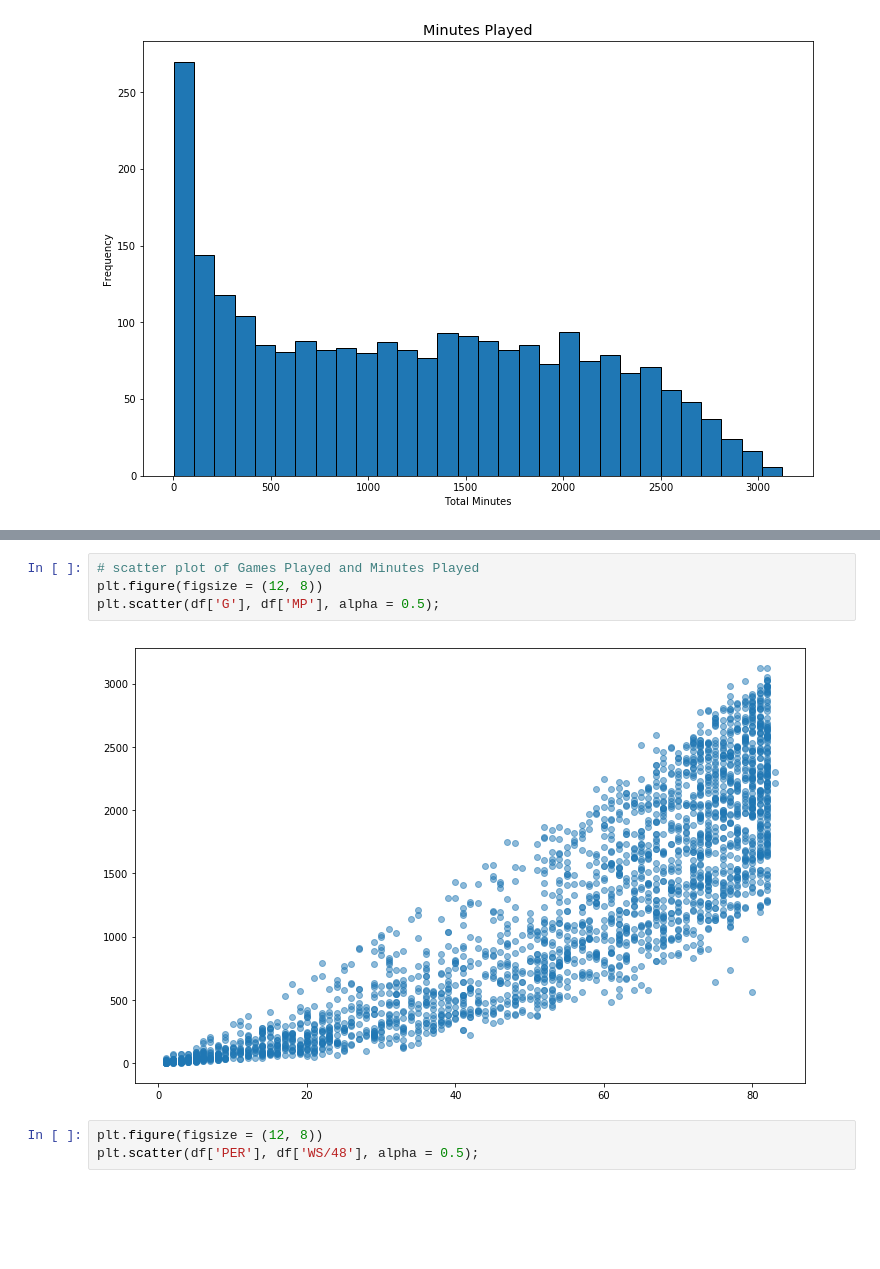
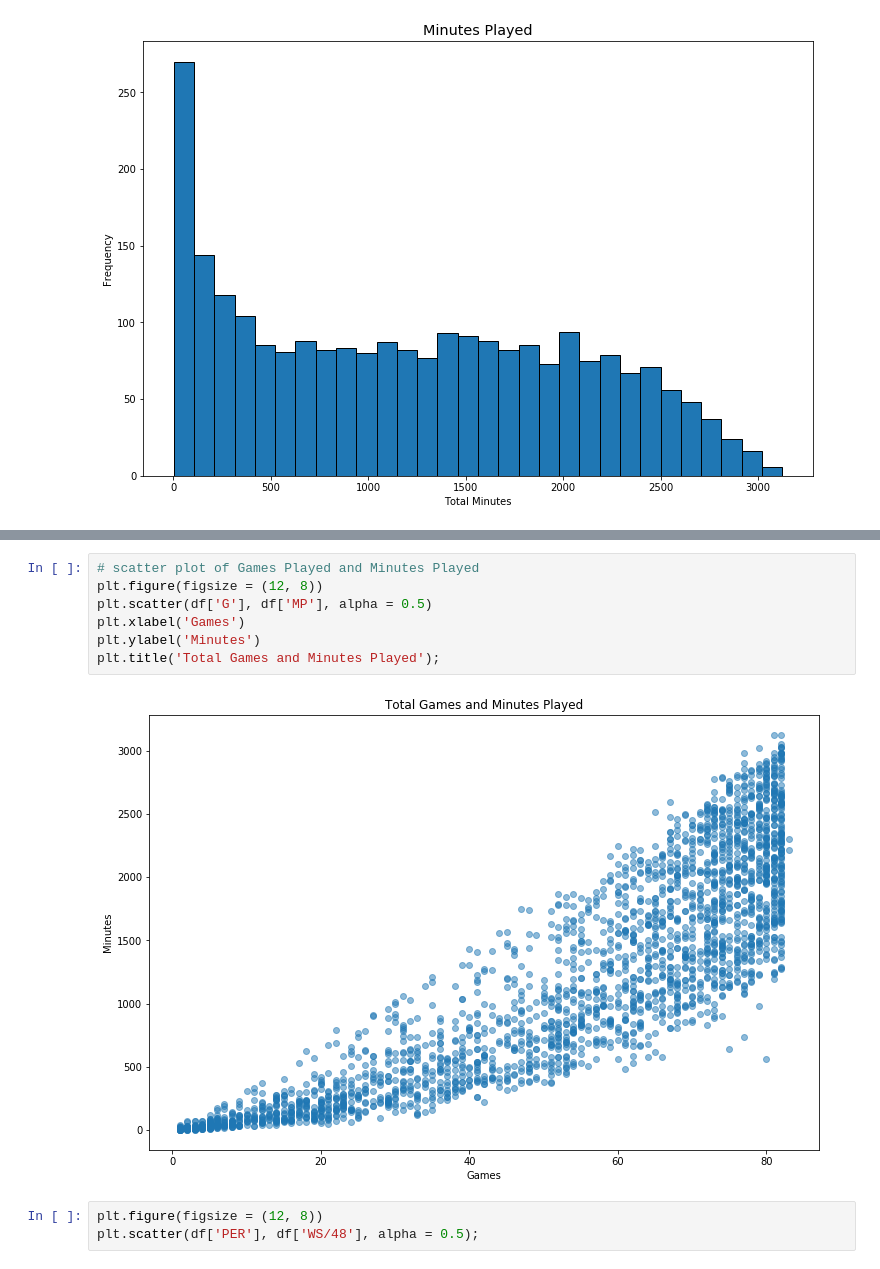
Before and after one commit to earny-joe/Springboard-DS-Portfolio, a Jupyter notebook: capstone_1/basketball/Individual_Player_Stats/individual-players-eda.ipynb, the cells around one changed output, grey strips where cells are left out. Cells and saved outputs as stored; diff of their text form; blank space fills up the shorter version.

```diff
--- a/capstone_1/basketball/Individual_Player_Stats/individual-players-eda.ipynb
+++ b/capstone_1/basketball/Individual_Player_Stats/individual-players-eda.ipynb
@@ -107,9 +106,12 @@ df.corr()
 # %%
 # scatter plot of Games Played and Minutes Played
 plt.figure(figsize = (12, 8))
-plt.scatter(df['G'], df['MP'], alpha = 0.5);
+plt.scatter(df['G'], df['MP'], alpha = 0.5)
+plt.xlabel('Games')
+plt.ylabel('Minutes')
+plt.title('Total Games and Minutes Played');
 # %% [output]
-[figure, old version]
+[figure, new version]
 # %%
 plt.figure(figsize = (12, 8))
 plt.scatter(df['PER'], df['WS/48'], alpha = 0.5);
```
Also changed, not shown: parts of 2 cells of this notebook, 1 other file.
